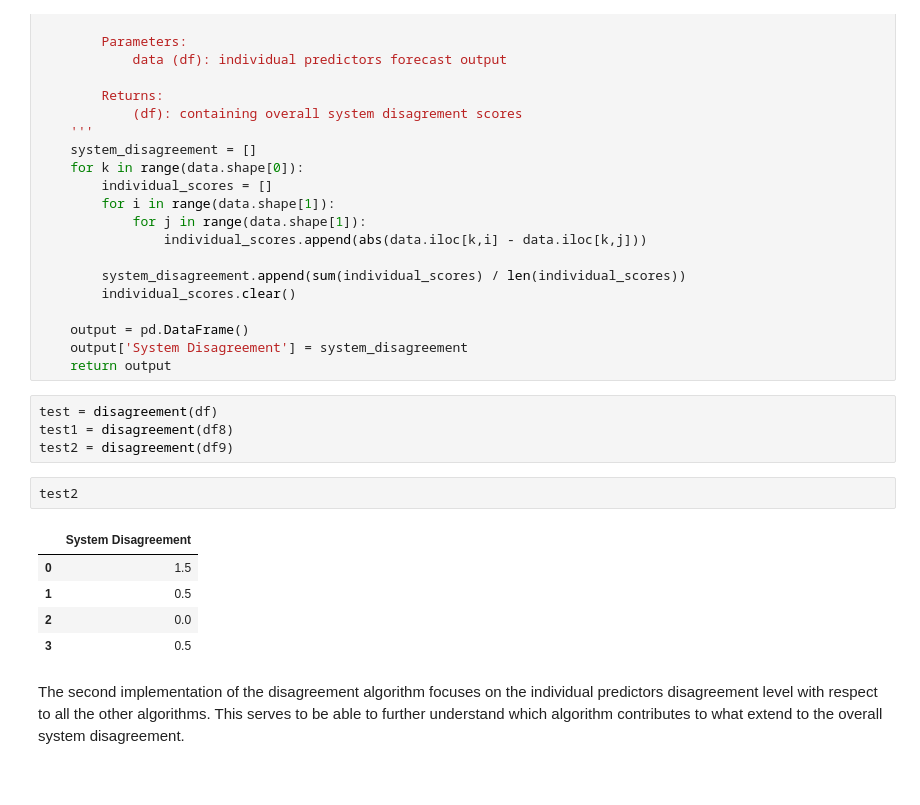
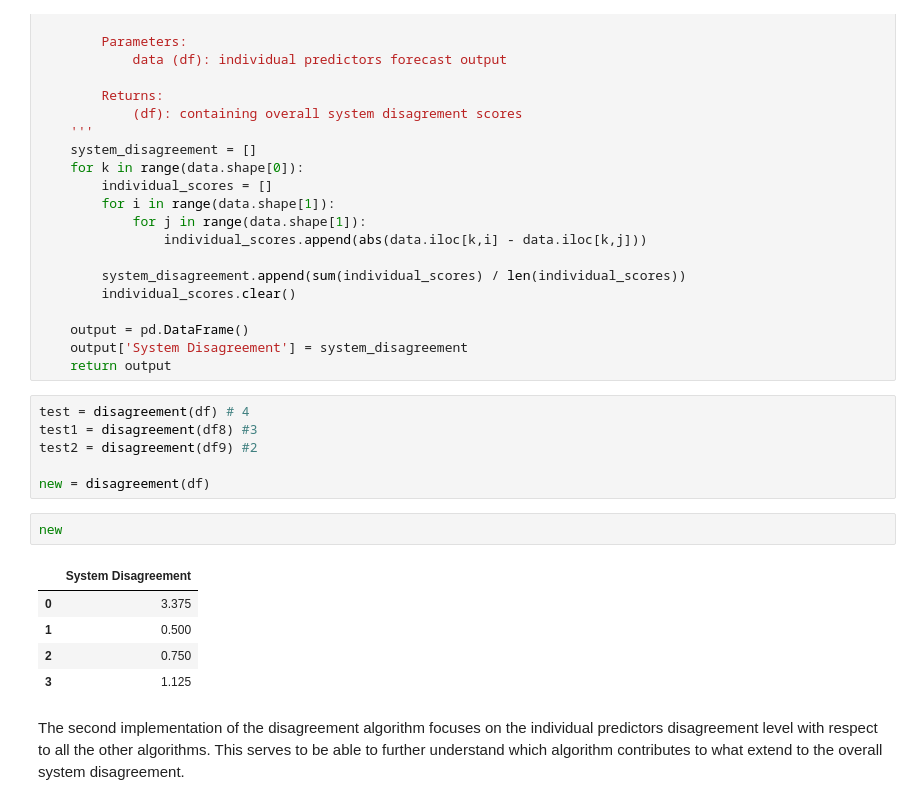
Before and after one commit to maxmekiska/arguing_predictors, a Jupyter notebook: notebooks/Algorithms-Blue-prints.ipynb, the cells around one changed output. Saved outputs shown, nothing was run; the diff lists cells and outputs as text.

Commit message:
added more tests to algorithms

```diff
--- a/notebooks/Algorithms-Blue-prints.ipynb
+++ b/notebooks/Algorithms-Blue-prints.ipynb
@@ -43,17 +49,19 @@ def disagreement(data) -> list:
     output['System Disagreement'] = system_disagreement
     return output
 # %%
-test = disagreement(df)
-test1 = disagreement(df8)
-test2 = disagreement(df9)
+test = disagreement(df) # 4
+test1 = disagreement(df8) #3
+test2 = disagreement(df9) #2
+
+new = disagreement(df)
-# %%
-test2
-# %% [output]
-|  | System Disagreement |
-| 0 | 1.5 |
-| 1 | 0.5 |
-| 2 | 0.0 |
-| 3 | 0.5 |
+# %%
+new
+# %% [output]
+|  | System Disagreement |
+| 0 | 3.375 |
+| 1 | 0.500 |
+| 2 | 0.750 |
+| 3 | 1.125 |
 # %% [markdown]
 The second implementation of the disagreement algorithm focuses on the individual predictors disagreement level with respect to all the other algorithms. This serves to be able to further understand which algorithm contributes to what extend to the overall system disagreement.
 # %%
```
Also changed, not shown: parts of 1 cell of this notebook, 3 other files.
